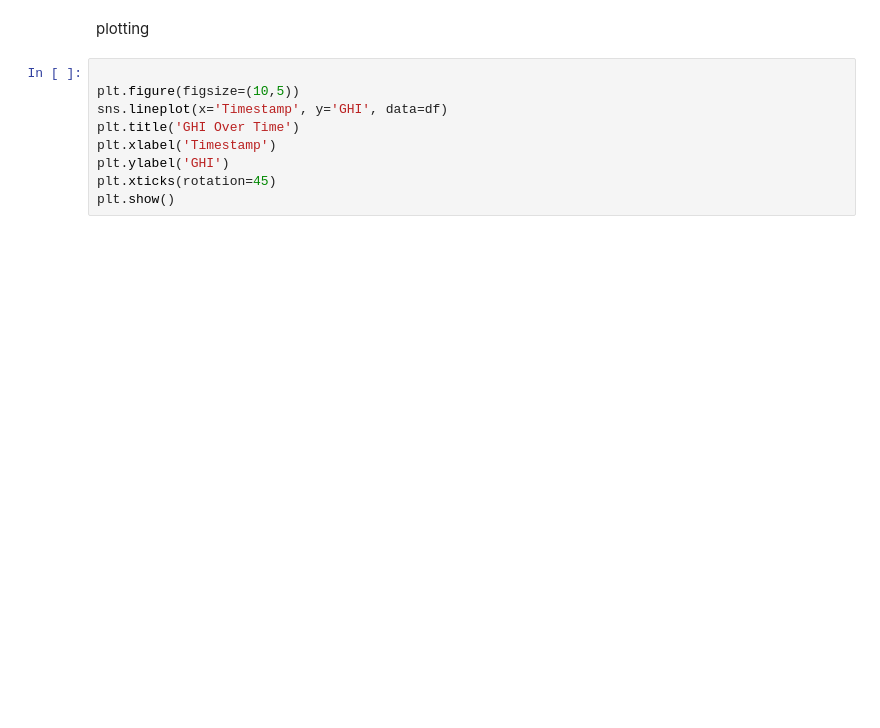
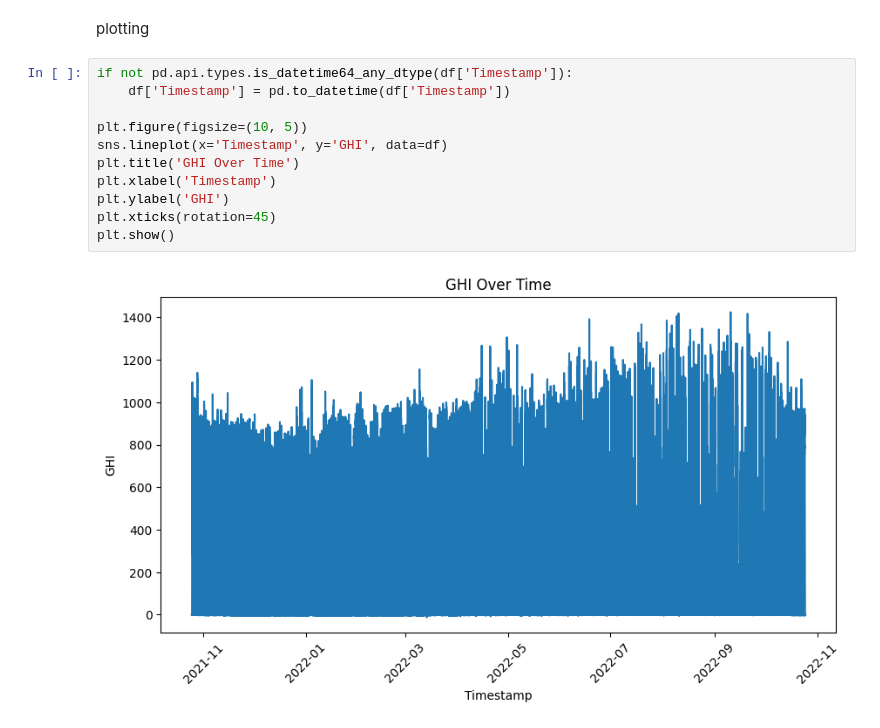
Before and after one commit to HilufTesfay/10academy-week0-solar-challenge, a Jupyter notebook: notbooks/togo-eda.ipynb, the cells around one changed output. Cells and saved outputs as stored; diff of their text form; blank space fills up the shorter version.

```diff
--- a/notbooks/togo-eda.ipynb
+++ b/notbooks/togo-eda.ipynb
@@ -62,11 +78,15 @@ df[(abs(z_scores) > 3).any(axis=1)]
 # %% [markdown]
 plotting
 # %%
+if not pd.api.types.is_datetime64_any_dtype(df['Timestamp']):
+    df['Timestamp'] = pd.to_datetime(df['Timestamp'])
 
-plt.figure(figsize=(10,5))
+plt.figure(figsize=(10, 5))
 sns.lineplot(x='Timestamp', y='GHI', data=df)
 plt.title('GHI Over Time')
 plt.xlabel('Timestamp')
 plt.ylabel('GHI')
 plt.xticks(rotation=45)
 plt.show()
+# %% [output]
+[figure, added]
```
Also changed, not shown: parts of 2 cells of this notebook.
